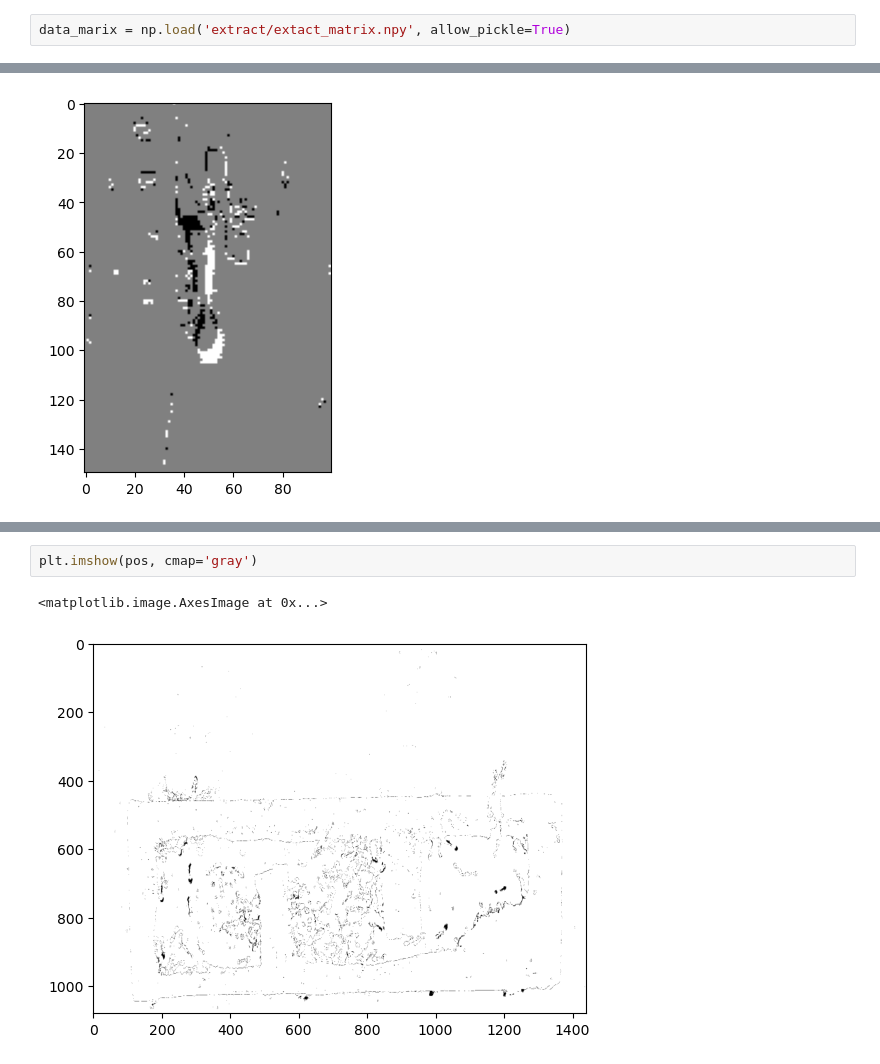
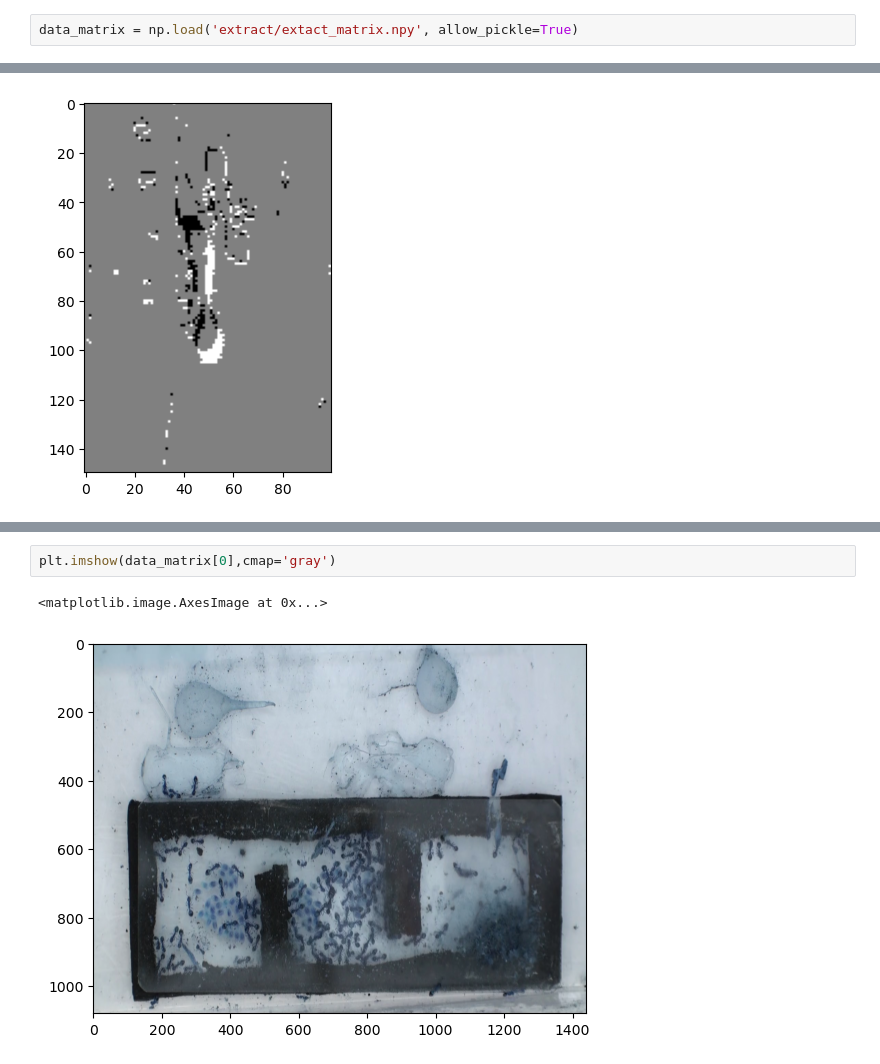
Before and after one commit to yuanyuanzo/DAC_Projet, a Jupyter notebook: PLDAC/extract_fourmis.ipynb, the cells around one changed output, grey strips where cells are left out. Drawn from its saved outputs; the diff is of its cells as text.

```diff
--- a/PLDAC/extract_fourmis.ipynb
+++ b/PLDAC/extract_fourmis.ipynb
@@ -6,3 +7,3 @@ from scipy.signal import convolve2d
 # %%
-data_marix = np.load('extract/extact_matrix.npy', allow_pickle=True)
+data_matrix = np.load('extract/extact_matrix.npy', allow_pickle=True)
 # %%
@@ -86,5 +215,5 @@ plt.imshow(sub[600:800,250:300],cmap='gray')
 # %%
-plt.imshow(pos, cmap='gray')
+plt.imshow(data_matrix[0],cmap='gray')
 # %% [output]
 <matplotlib.image.AxesImage at 0x...>
-[figure, old version]
+[figure, new version]
```
Also changed, not shown: parts of 27 cells of this notebook, 2 other files.
